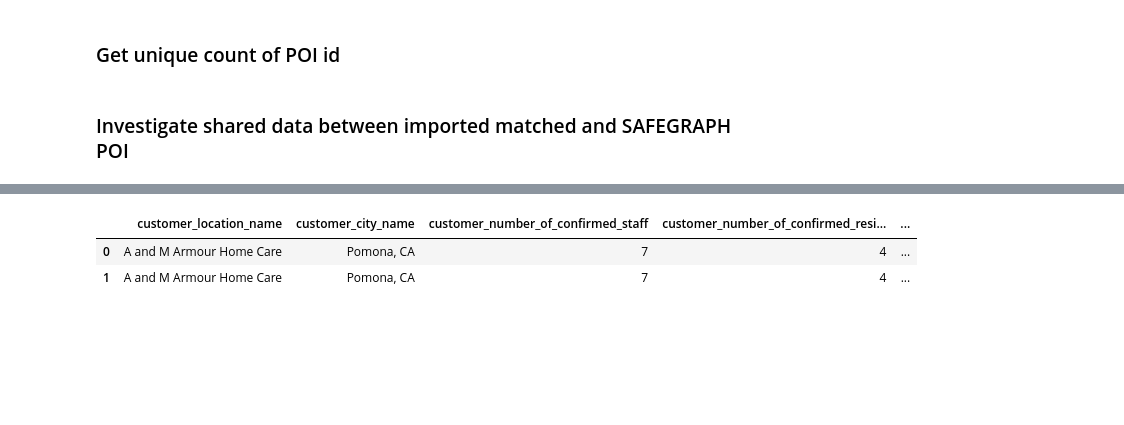
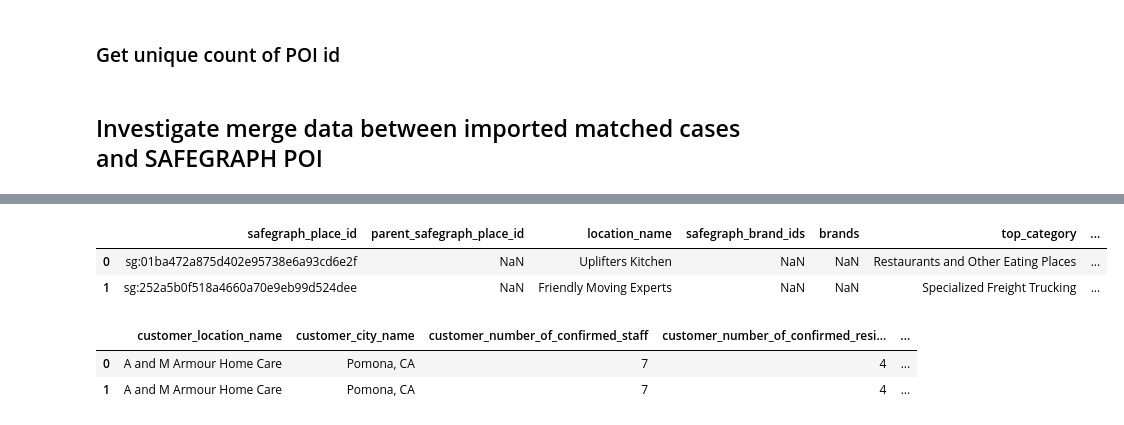
Before and after one commit to francisco-avalos/LA_covid19_data_cases, a Jupyter notebook: jupyter-notebook-sandbox/Sandbox - Adding POI to usc-model.ipynb, the cells around one changed output, grey strips where cells are left out. Cells and saved outputs as stored; diff of their text form; code cells hidden in the pictures; blank space fills up the shorter version.

Commit message:
sandbox: cut SAFEGRAPH POI data with LA Almanac and merged with the match data - SUCCESS

```diff
--- a/jupyter-notebook-sandbox/Sandbox - Adding POI to usc-model.ipynb
+++ b/jupyter-notebook-sandbox/Sandbox - Adding POI to usc-model.ipynb
@@ -52,0 +115,29 @@ POI_DF.head(2)
+# %%
+values = list()
+value_set = set()
+for key, val in communities.items():
+    # Below currently in use
+    item = re.sub(r"(^Los.Angeles.|\(Los Angeles\)|PO Boxes|\/.*)", "", val.strip())
+
+    item = re.sub(r"(^Pasadena.*)", "Pasadena", item)
+    item = re.sub(r"(^Alhambra.*)", "Alhambra", item)
+    item = re.sub(r"(^Downtown.*)", "Downtown", item)
+    item = re.sub(r"(.*Long Beach.*)", "Long Beach", item)
+    item = re.sub(r"(Santa Clarita )", "", item)
+
+    # these are mine
+    item = re.sub(r"(Rancho Dominguez.*)", "West Rancho Dominguez", item) # Officially 'West Rancho Dominguez'
+    item = re.sub(r"(Los Angeles International Airport.*)", "Los Angeles", item) # ME: get's 'Los Angeles'
+
+    item = re.sub(r"(\(|\))", "", item.strip())
+
+    # this is mine
+    item = re.sub(r" $","", item)
+
+    values.append(item)
+
+values = set(values)
+values = list(values)
+LA_communities_df = pd.DataFrame(values)
+LA_communities_df.columns = ['city']
+del values
@@ -109,7 +204,7 @@ len(RCAC_oct0120_df[RCAC_oct0120_df['number_of_candidate_matches']==1]['safegrap
 # %%
 # RCAC_oct0120_df[RCAC_oct0120_df['number_of_candidate_matches']==1].groupby('safegraph_place_id').count()
 # %% [markdown]
-### Investigate shared data between imported matched and SAFEGRAPH POI
+## Investigate merge data between imported matched cases and SAFEGRAPH POI
 # %%
 # POI_DF.shape # 704316, 18
 POI_DF.head(2)
@@ -117,6 +212,14 @@ POI_DF.head(2)
 |  | safegraph_place_id | parent_safegraph_place_id | location_name | safegraph_brand_ids | brands | top_category | ... |
 | 6 | sg:00558d9ab88d4ad9998e3bb43c3f6f60 | NaN | The Insurance Place | NaN | NaN | Agencies, Brokerages, and Other I... | ... |
 | 8 | sg:008eaaf6ef3a43bea9757af6a79ff239 | NaN | Wells Fargo | SG_BRAND_d8326a9cc6413b12d8df3c61... | Wells Fargo | Depository Credit Intermediation | ... |
+# %%
+la_poi = pd.merge(POI_DF, LA_communities_df, on='city', how='inner')
+# %%
+la_poi.head(2)
+# %% [output]
+|  | safegraph_place_id | parent_safegraph_place_id | location_name | safegraph_brand_ids | brands | top_category | ... |
+| 0 | sg:01ba472a875d402e95738e6a93cd6e2f | NaN | Uplifters Kitchen | NaN | NaN | Restaurants and Other Eating Places | ... |
+| 1 | sg:252a5b0f518a4660a70e9eb99d524dee | NaN | Friendly Moving Experts | NaN | NaN | Specialized Freight Trucking | ... |
 # %%
 # RCAC_oct0120_df.shape # 467, 13
 RCAC_oct0120_df.head(2)
```
Also changed, not shown: parts of 9 cells of this notebook.
